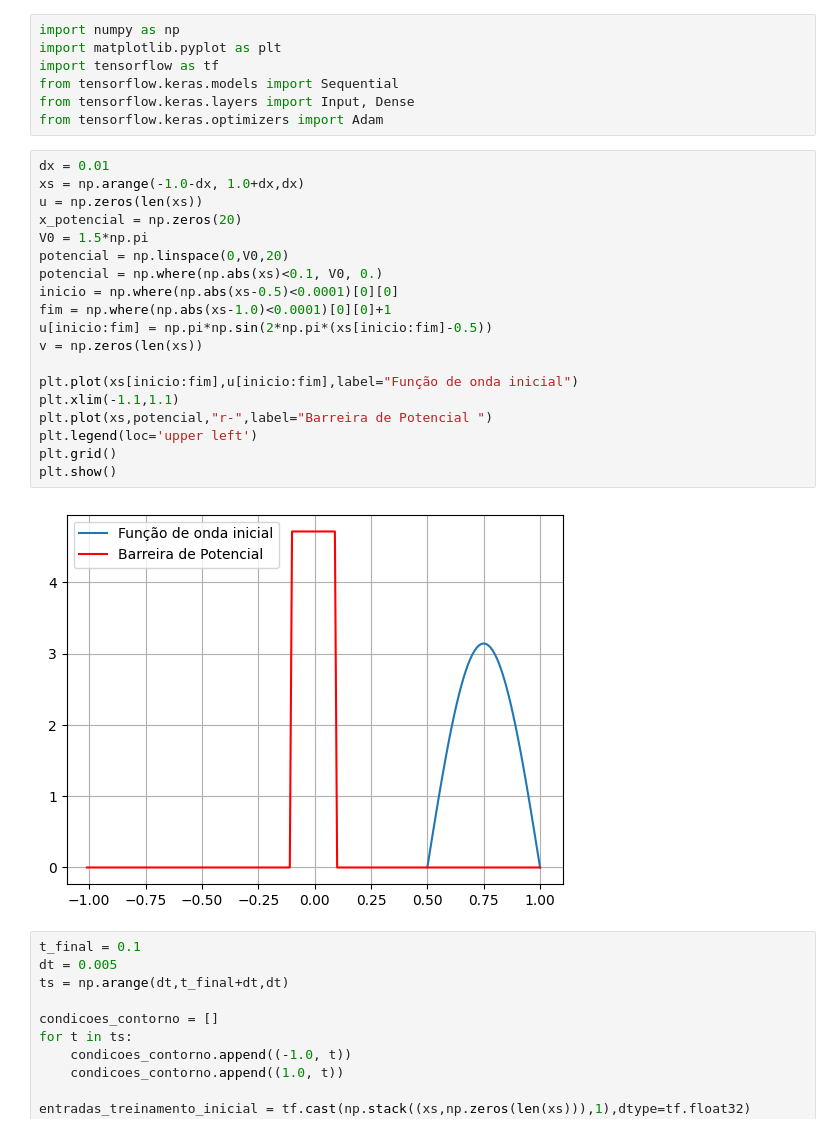
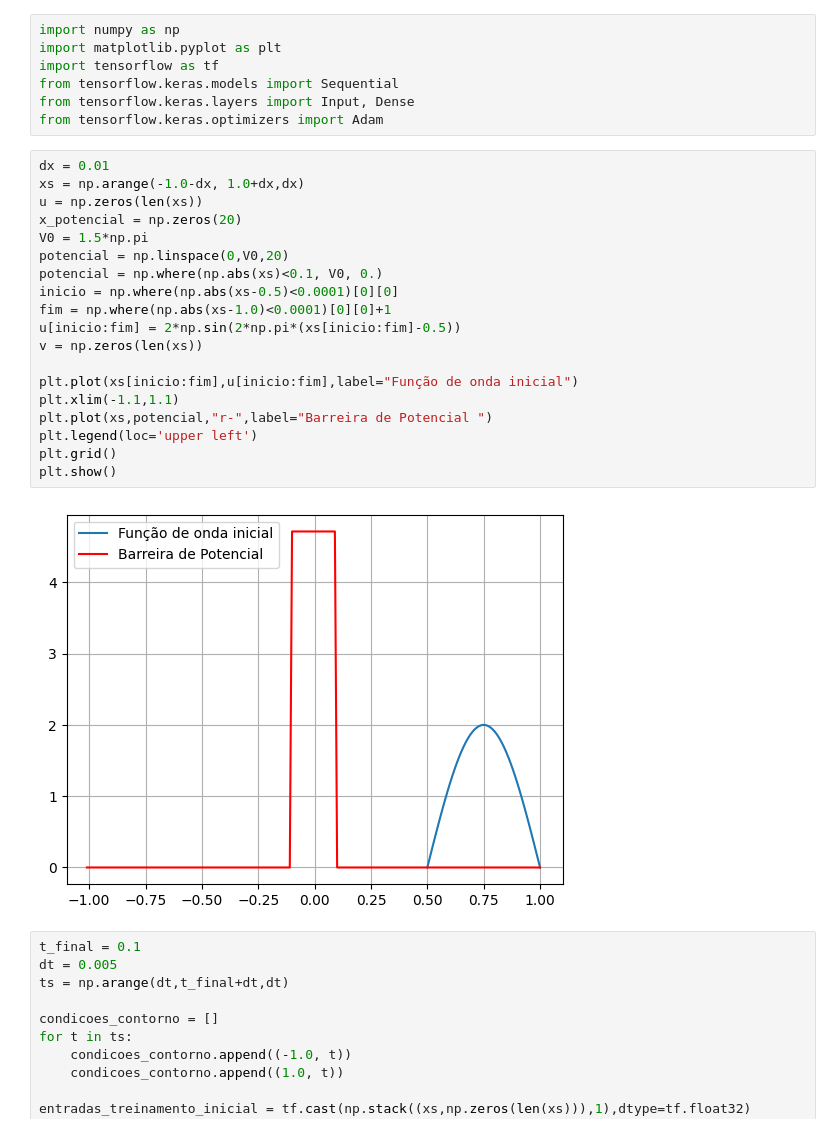
Before and after one commit to monnomero/IA-para-fisica, a Jupyter notebook: aula4.ipynb, the cells around one changed output. Saved outputs shown, nothing was run; the diff lists cells and outputs as text.

```diff
--- a/aula4.ipynb
+++ b/aula4.ipynb
@@ -408,24 +408,24 @@ from tensorflow.keras.optimizers import Adam
 # %%
 dx = 0.01
 xs = np.arange(-1.0-dx, 1.0+dx,dx)
 u = np.zeros(len(xs))
 x_potencial = np.zeros(20)
 V0 = 1.5*np.pi
 potencial = np.linspace(0,V0,20)
 potencial = np.where(np.abs(xs)<0.1, V0, 0.)
 inicio = np.where(np.abs(xs-0.5)<0.0001)[0][0]
 fim = np.where(np.abs(xs-1.0)<0.0001)[0][0]+1
-u[inicio:fim] = np.pi*np.sin(2*np.pi*(xs[inicio:fim]-0.5))
+u[inicio:fim] = 2*np.sin(2*np.pi*(xs[inicio:fim]-0.5))
 v = np.zeros(len(xs))
 
 plt.plot(xs[inicio:fim],u[inicio:fim],label="Função de onda inicial")
 plt.xlim(-1.1,1.1)
 plt.plot(xs,potencial,"r-",label="Barreira de Potencial ")
 plt.legend(loc='upper left')
 plt.grid()
 plt.show()
 # %% [output]
-[figure, old version]
+[figure, new version]
 # %%
 t_final = 0.1
 dt = 0.005
```
Also changed, not shown: parts of 3 cells of this notebook.
